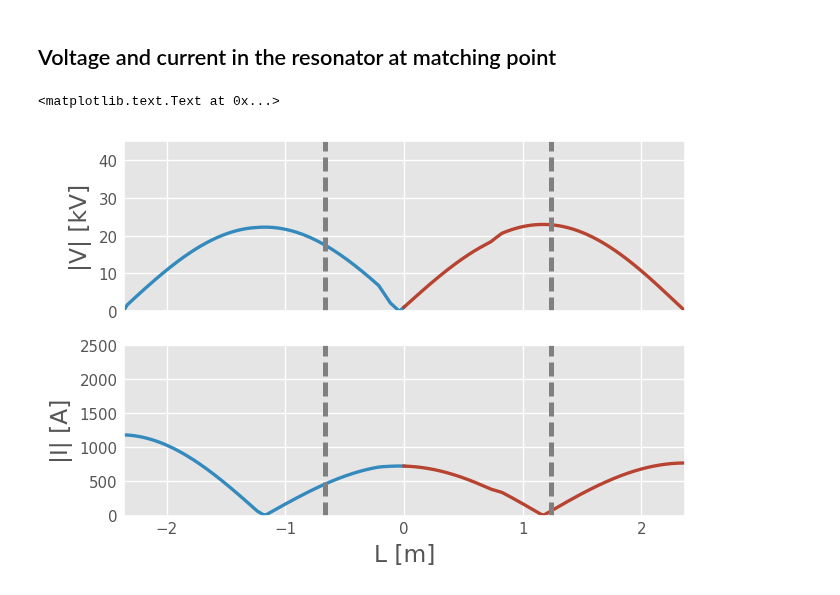
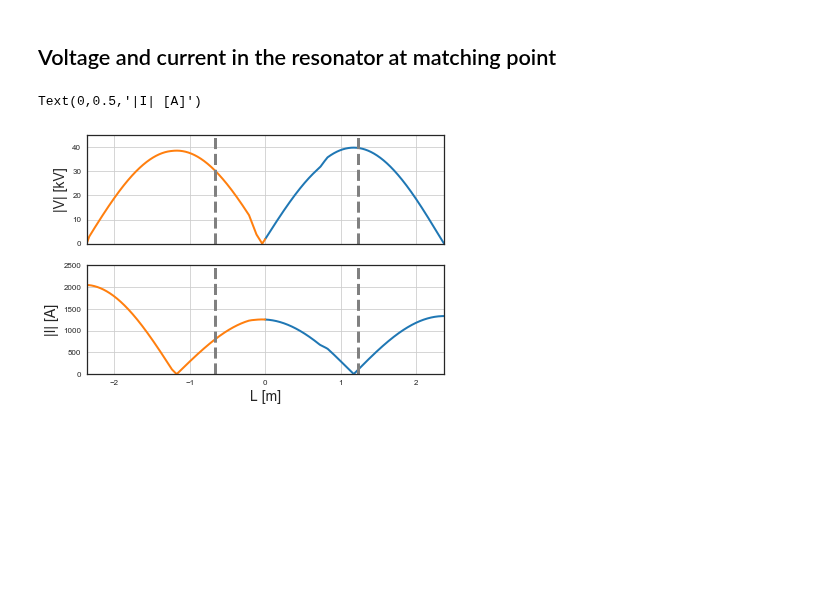
Before and after one commit to jhillairet/tresonator, a Jupyter notebook: Resonator Optimization from transmission line analysis vs Experiment.ipynb, the cells around one changed output. Drawn from its saved outputs; the diff is of its cells as text; code cells hidden in the pictures; blank space fills up the shorter version.

Commit message:
Corrected a bug linked to ipywidgets. Final Paper version

```diff
--- a/Resonator Optimization from transmission line analysis vs Experiment.ipynb
+++ b/Resonator Optimization from transmission line analysis vs Experiment.ipynb
@@ -149,7 +155,8 @@ ax.set_ylabel('S11 [dB]')
 # %%
+plt.style.use('seaborn-paper')
 fig,ax=plt.subplots()
 ax.plot(exp_freq/1e6, exp_mag_dB, lw=2)
-ax.plot(exp_freq/1e6, S11dB, lw=2, ls='--')
+ax.plot(exp_freq/1e6, S11dB, lw=3, color="grey", ls='--')
 ax.legend(('Measurement', 'Trans.Line model'))
 ax.set_xlim(exp_freq_match/1e6-0.1, exp_freq_match/1e6+0.1)
 plt.grid(True)
@@ -162,32 +169,34 @@ print(opt_res.x)
 # %% [markdown]
 ## Voltage and current in the resonator at matching point
 # %%
-P_in=20e3 # W
+plt.style.use('seaborn-white')
+
+P_in=60e3 # W
 
 cfg_opt = T.Configuration(exp_freq_match, P_in, L_DUT_opt, L_CEA_opt,
                            Z_short_DUT = Z_DUT_opt, Z_short_CEA = Z_CEA_opt,
                            additional_losses=add_loss_opt)
 
 # Calculates the voltage and current along the transmission lines
 L_CEA, L_DUT, V_CEA, V_DUT, I_CEA, I_DUT = cfg_opt.voltage_current();
 
 # Plotting V,I
 fig, ax = plt.subplots(2,1, sharex=True)
-ax[0].plot(-L_DUT, np.abs(V_DUT)/1e3, L_CEA, np.abs(V_CEA)/1e3, lw=2)
+ax[0].plot(L_CEA, np.abs(V_CEA)/1e3,-L_DUT, np.abs(V_DUT)/1e3,  lw=2)
 ax[0].set_ylim(0, 45)
 ax[0].grid(True)
 ax[0].set_xlim(min(-L_DUT), max(L_CEA))
 ax[0].axvline(x=cfg_opt.L_Vprobe_CEA_fromT, ls='--', color='gray', lw=3)
 ax[0].axvline(x=-cfg_opt.L_Vprobe_DUT_fromT, ls='--', color='gray', lw=3)
 ax[0].set_ylabel('|V| [kV]', fontsize=14)
 
-ax[1].plot(-L_DUT, np.abs(I_DUT), L_CEA, np.abs(I_CEA), lw=2)
+ax[1].plot(L_CEA, np.abs(I_CEA),-L_DUT, np.abs(I_DUT),  lw=2)
 ax[1].set_ylim(0, 2500)
 ax[1].grid(True)
 ax[1].axvline(x=cfg_opt.L_Vprobe_CEA_fromT, ls='--', color='gray', lw=3)
 ax[1].axvline(x=-cfg_opt.L_Vprobe_DUT_fromT, ls='--', color='gray', lw=3)
 ax[1].set_xlabel('L [m]', fontsize=14)
 ax[1].set_ylabel('|I| [A]', fontsize=14)
 # %% [output]
-<matplotlib.text.Text at 0x...>
+Text(0,0.5,'|I| [A]')
-[figure, old version]
+[figure, new version]
```
Also changed, not shown: parts of 5 cells of this notebook.
